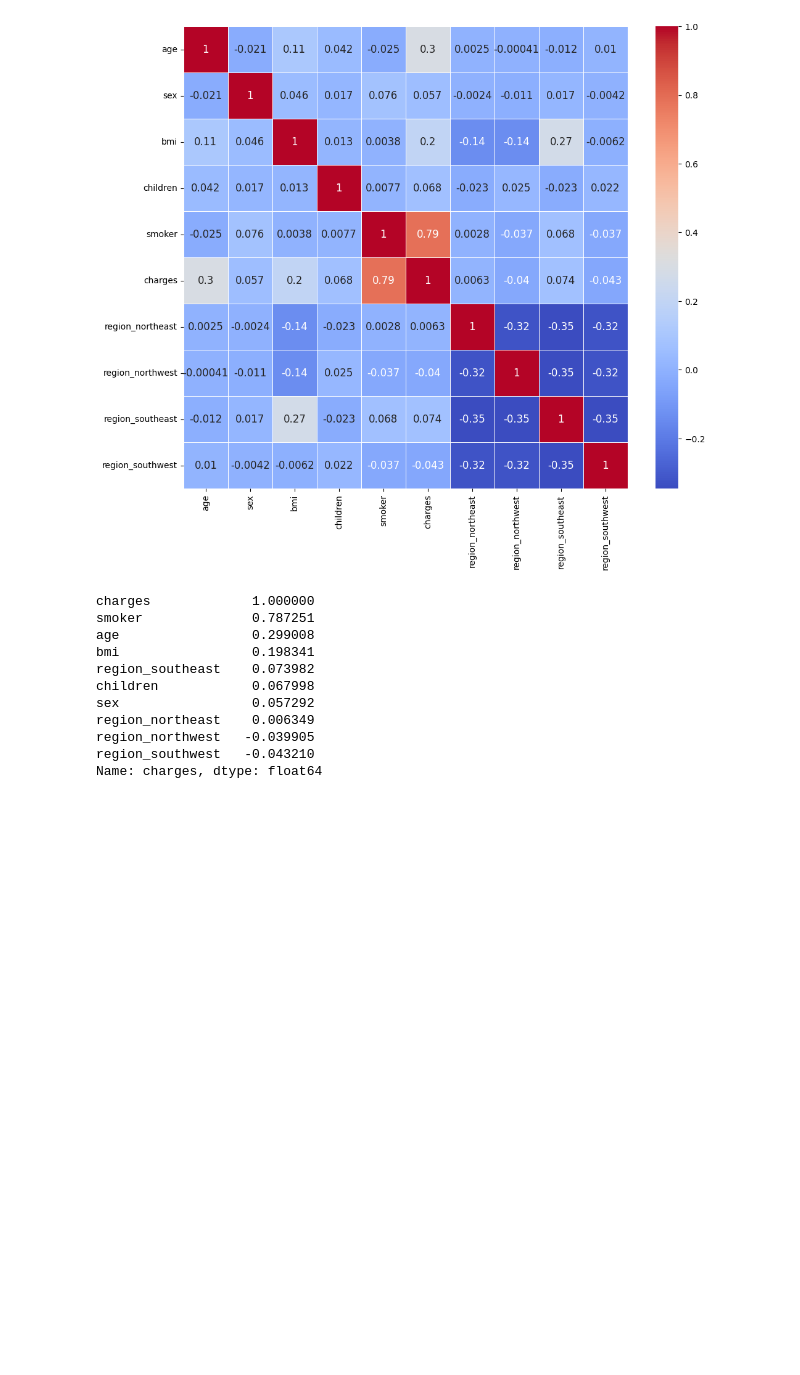
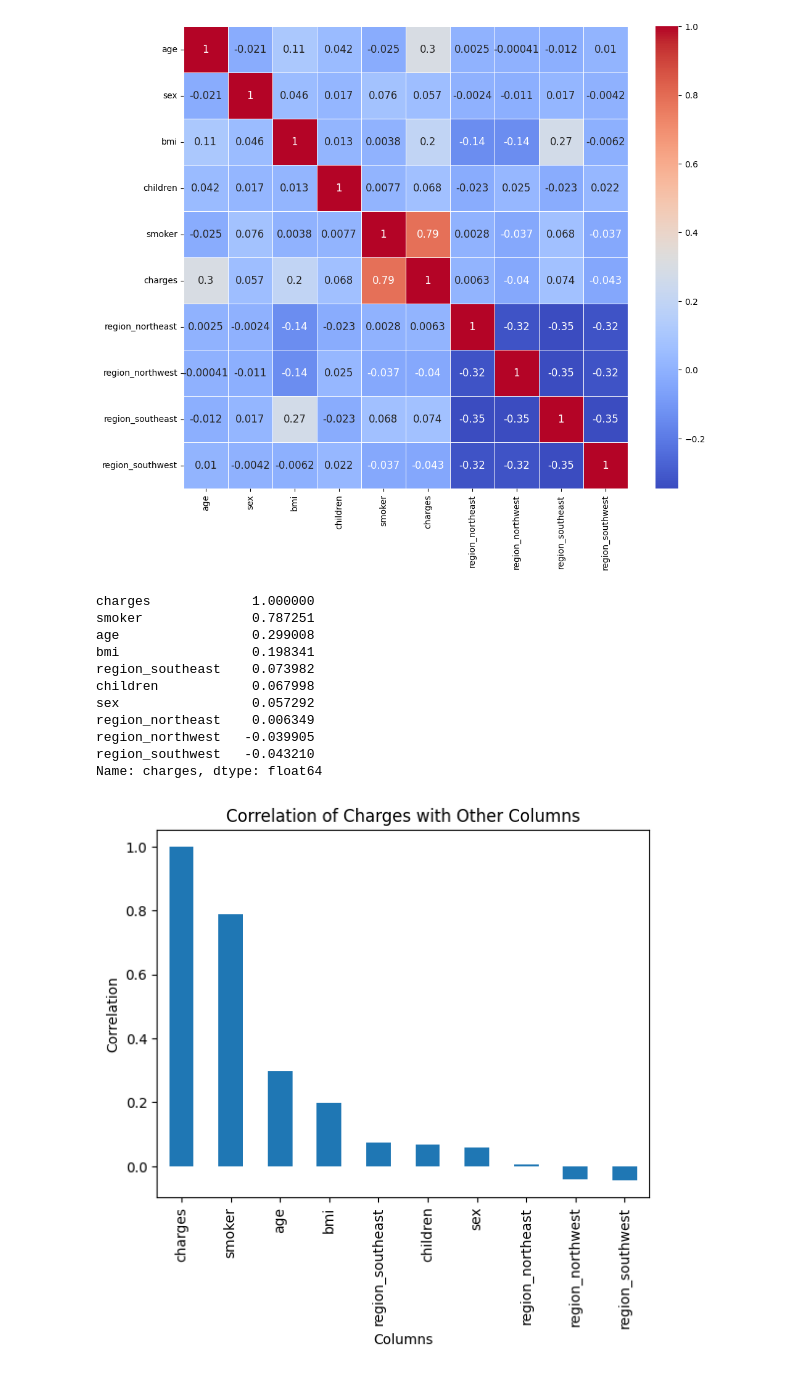
Before and after one commit to alinaghania/ML_zenml_pipeline, a Jupyter notebook: src/preproceesing.ipynb, the cells around one changed output. Saved outputs shown, nothing was run; the diff lists cells and outputs as text; code cells hidden in the pictures; blank space fills up the shorter version.

```diff
--- a/src/preproceesing.ipynb
+++ b/src/preproceesing.ipynb
@@ -86,3 +85,11 @@ region_northeast    0.006349
 region_northwest   -0.039905
 region_southwest   -0.043210
 Name: charges, dtype: float64
+# %%
+correlation_with_charges.plot(kind='bar')
+plt.xlabel('Columns')
+plt.ylabel('Correlation')
+plt.title('Correlation of Charges with Other Columns')
+plt.show()
+# %% [output]
+[figure, added]
```
Also changed, not shown: parts of 1 cell of this notebook, 1 other file.
